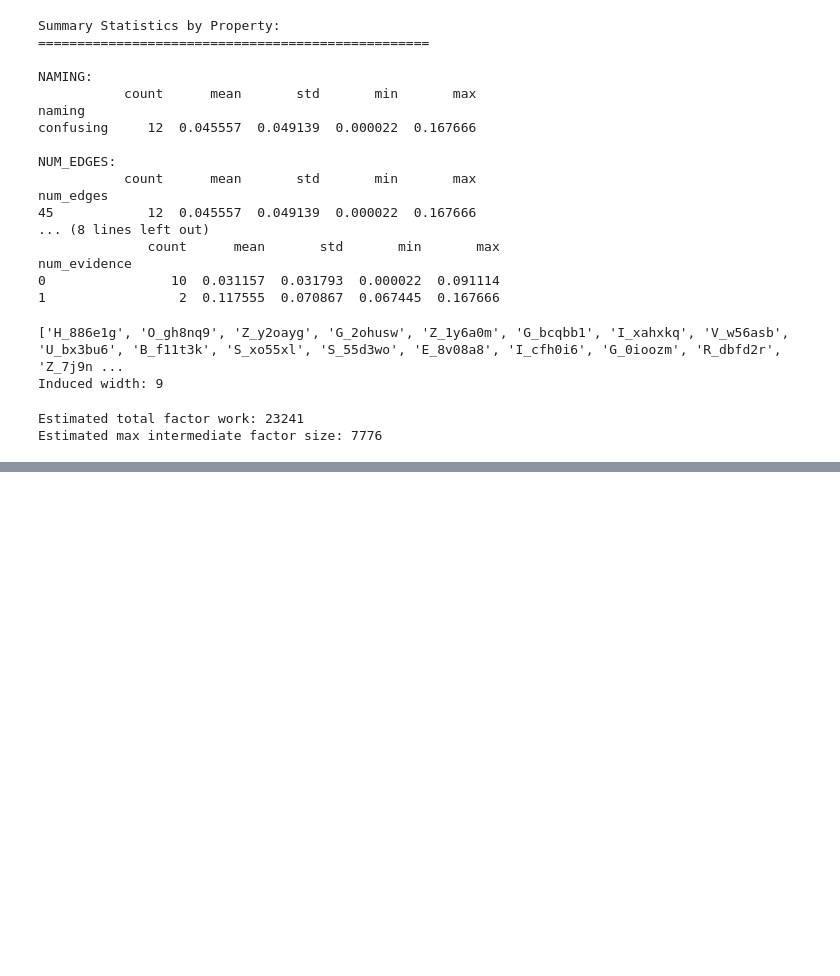
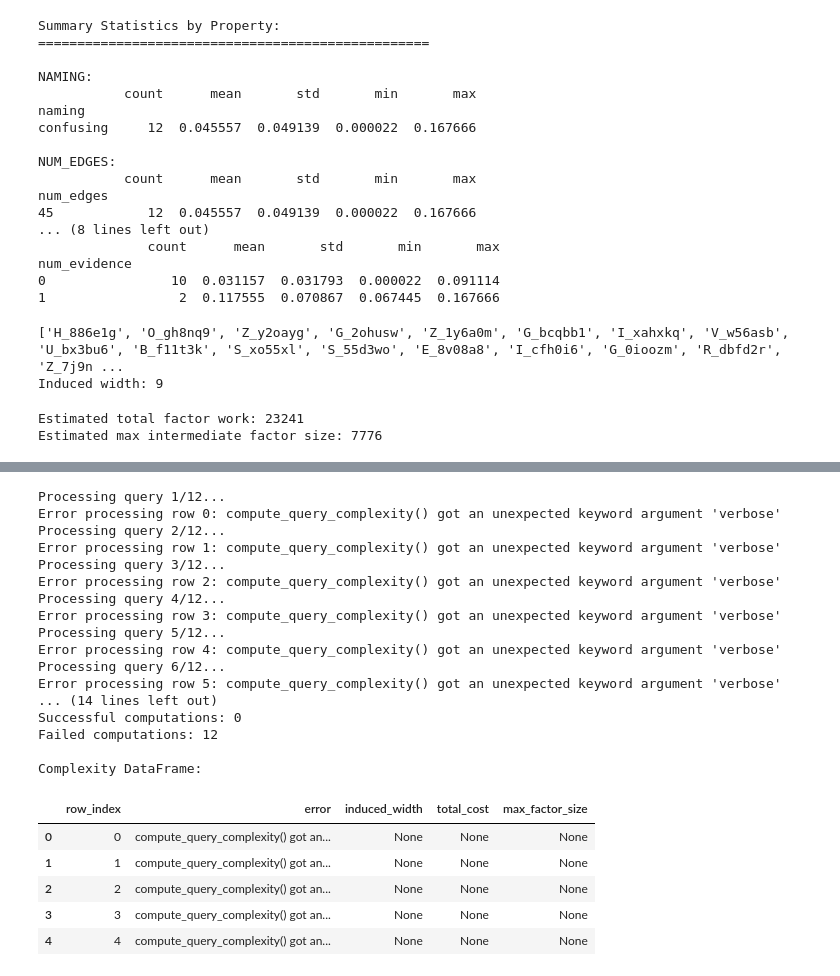
Before and after one commit to ferjorosa/probabilistic-reasoning-llms, a Jupyter notebook: notebooks/graph_generation/BN_generation_sweep.ipynb, the cells around one changed output, grey strips where cells are left out. Saved outputs shown, nothing was run; the diff lists cells and outputs as text; code cells hidden in the pictures; blank space fills up the shorter version.

Commit message:
computing query complexities

```diff
--- a/notebooks/graph_generation/BN_generation_sweep.ipynb
+++ b/notebooks/graph_generation/BN_generation_sweep.ipynb
@@ -556,0 +736,77 @@ Estimated max intermediate factor size: 7776
+# %%
+def compute_all_query_complexities(full_df, all_bayesian_networks, verbose=False):
+    """
+    Compute complexity metrics for all queries in full_df.
+
+    Parameters:
+    - full_df: DataFrame containing query information
+    - all_bayesian_networks: List of BN dictionaries with 'bn' and 'meta' keys
+    - verbose: If True, print progress information
+
+    Returns:
+    - pd.DataFrame: DataFrame with complexity metrics for each query
+    """
+    complexity_results = []
+
+    for idx in range(len(full_df)):
+        if verbose:
+            print(f"Processing query {idx+1}/{len(full_df)}...")
+
+        try:
+            result = compute_query_complexity(full_df, all_bayesian_networks, idx, verbose=False)
+            complexity_results.append(result)
+        except Exception as e:
+            print(f"Error processing row {idx}: {e}")
+            # Add a row with error information
+            complexity_results.append({
+                'row_index': idx,
+                'error': str(e),
+                'induced_width': None,
+                'total_cost': None,
+                'max_factor_size': None,
+            })
+
+    # Convert to DataFrame
+    complexity_df = pd.DataFrame(complexity_results)
+
+    if verbose:
+        print(f"\nComputed complexity for {len(complexity_results)} queries")
+        if 'error' in complexity_df.columns:
+            successful = len(complexity_df[complexity_df['error'].isna()])
+            failed = len(complexity_df[complexity_df['error'].notna()])
+        else:
+            successful = len(complexity_df)
+            failed = 0
+        print(f"Successful computations: {successful}")
+        print(f"Failed computations: {failed}")
+
+    return complexity_df
+
+# Example usage for a subset of queries (uncomment to run)
+complexity_df = compute_all_query_complexities(full_df, all_bayesian_networks, verbose=True)
+print("\nComplexity DataFrame:")
+display(complexity_df.head())
+# %% [output]
+Processing query 1/12...
+Error processing row 0: compute_query_complexity() got an unexpected keyword argument 'verbose'
+Processing query 2/12...
+Error processing row 1: compute_query_complexity() got an unexpected keyword argument 'verbose'
+Processing query 3/12...
+Error processing row 2: compute_query_complexity() got an unexpected keyword argument 'verbose'
+Processing query 4/12...
+Error processing row 3: compute_query_complexity() got an unexpected keyword argument 'verbose'
+Processing query 5/12...
+Error processing row 4: compute_query_complexity() got an unexpected keyword argument 'verbose'
+Processing query 6/12...
+Error processing row 5: compute_query_complexity() got an unexpected keyword argument 'verbose'
+... (14 lines left out)
+Successful computations: 0
+Failed computations: 12
+
+Complexity DataFrame:
+|  | row_index | error | induced_width | total_cost | max_factor_size |
+| 0 | 0 | compute_query_complexity() got an... | None | None | None |
+| 1 | 1 | compute_query_complexity() got an... | None | None | None |
+| 2 | 2 | compute_query_complexity() got an... | None | None | None |
+| 3 | 3 | compute_query_complexity() got an... | None | None | None |
+| 4 | 4 | compute_query_complexity() got an... | None | None | None |
```
Also changed, not shown: parts of 4 cells of this notebook.
